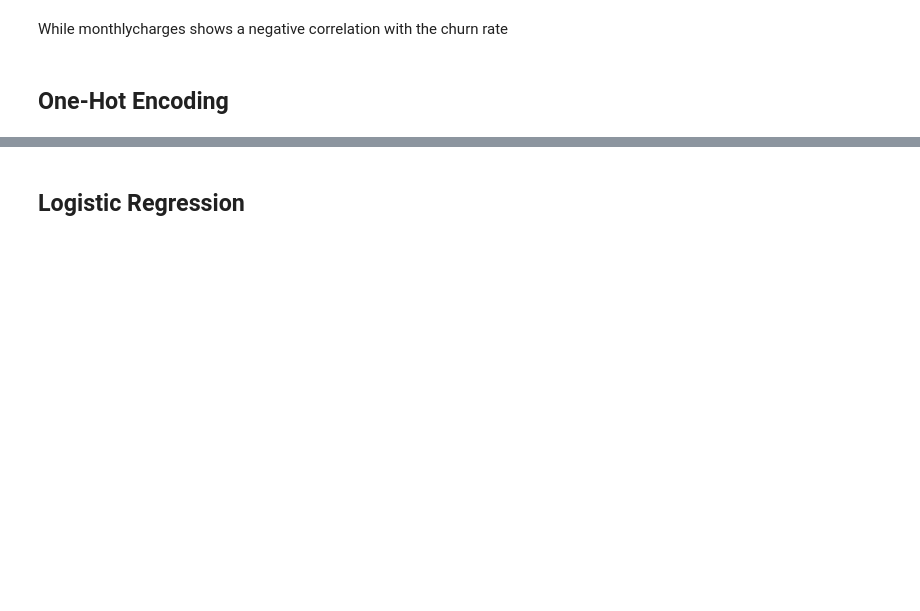
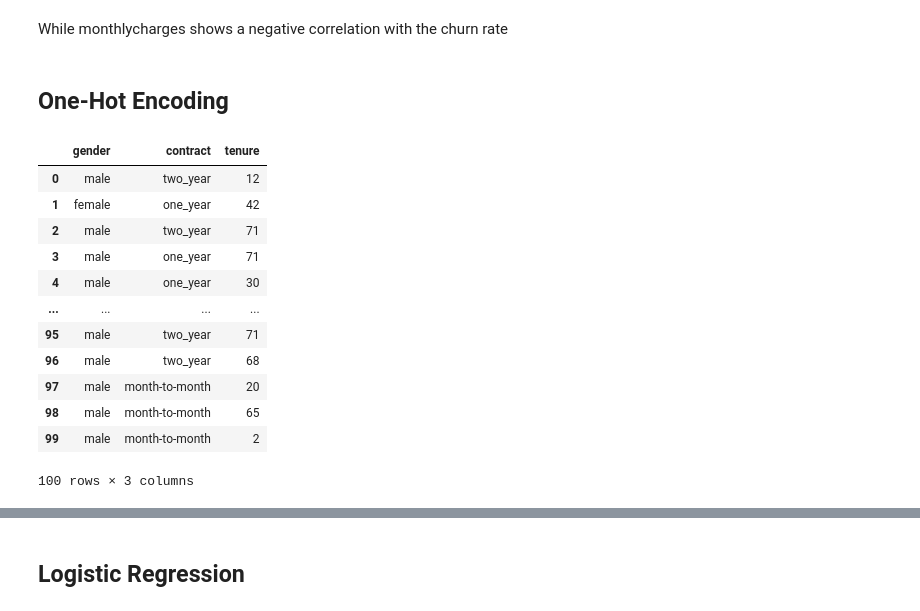
Before and after one commit to h-sutiwas/machine-learning-journey, a Jupyter notebook: 03-classification/Lesson_3.ipynb, the cells around one changed output, grey strips where cells are left out. Cells and saved outputs as stored; diff of their text form; code cells hidden in the pictures; blank space fills up the shorter version.

```diff
--- a/03-classification/Lesson_3.ipynb
+++ b/03-classification/Lesson_3.ipynb
@@ -432,0 +435,16 @@ While monthlycharges shows a negative correlation with the churn rate
+# %%
+df_fulltrain[['gender', 'contract', 'tenure']].iloc[: 100]
+# %% [output]
+|  | gender | contract | tenure |
+| 0 | male | two_year | 12 |
+| 1 | female | one_year | 42 |
+| 2 | male | two_year | 71 |
+| 3 | male | one_year | 71 |
+| 4 | male | one_year | 30 |
+| ... | ... | ... | ... |
+| 95 | male | two_year | 71 |
+| 96 | male | two_year | 68 |
+| 97 | male | month-to-month | 20 |
+| 98 | male | month-to-month | 65 |
+| 99 | male | month-to-month | 2 |
+100 rows × 3 columns
```
Also changed, not shown: parts of 10 cells of this notebook.
